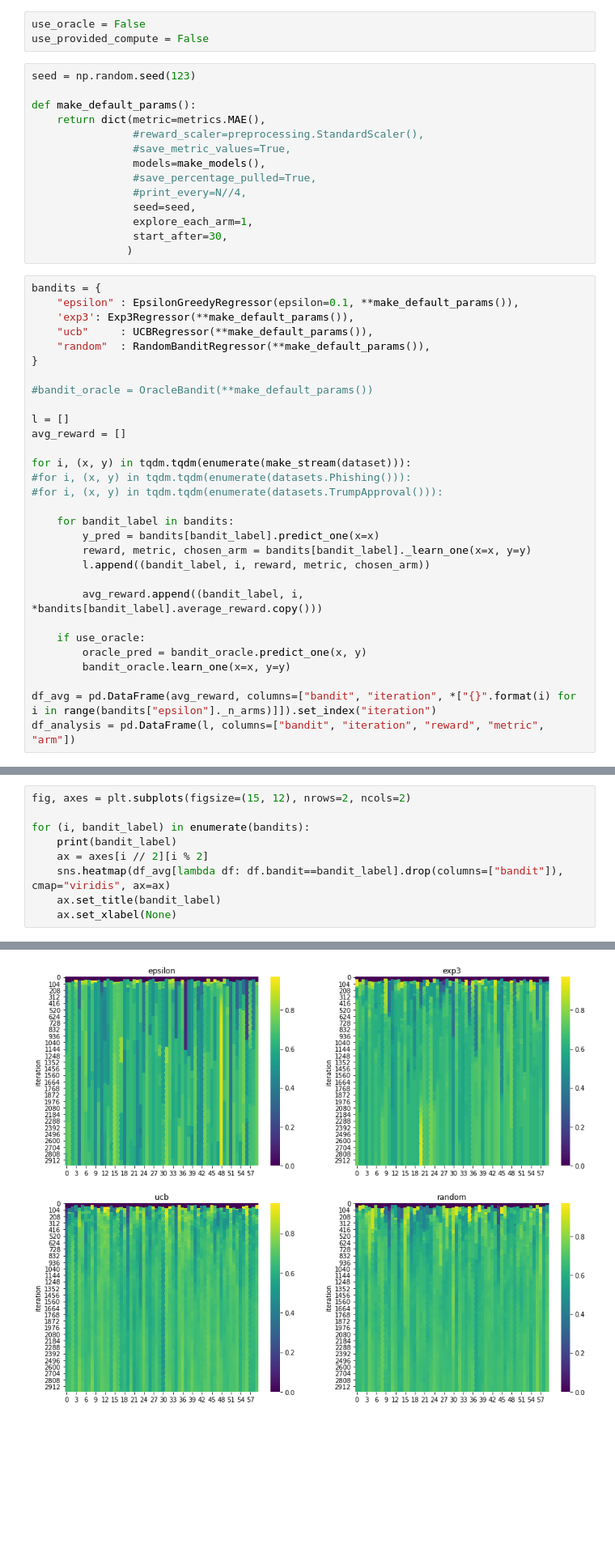
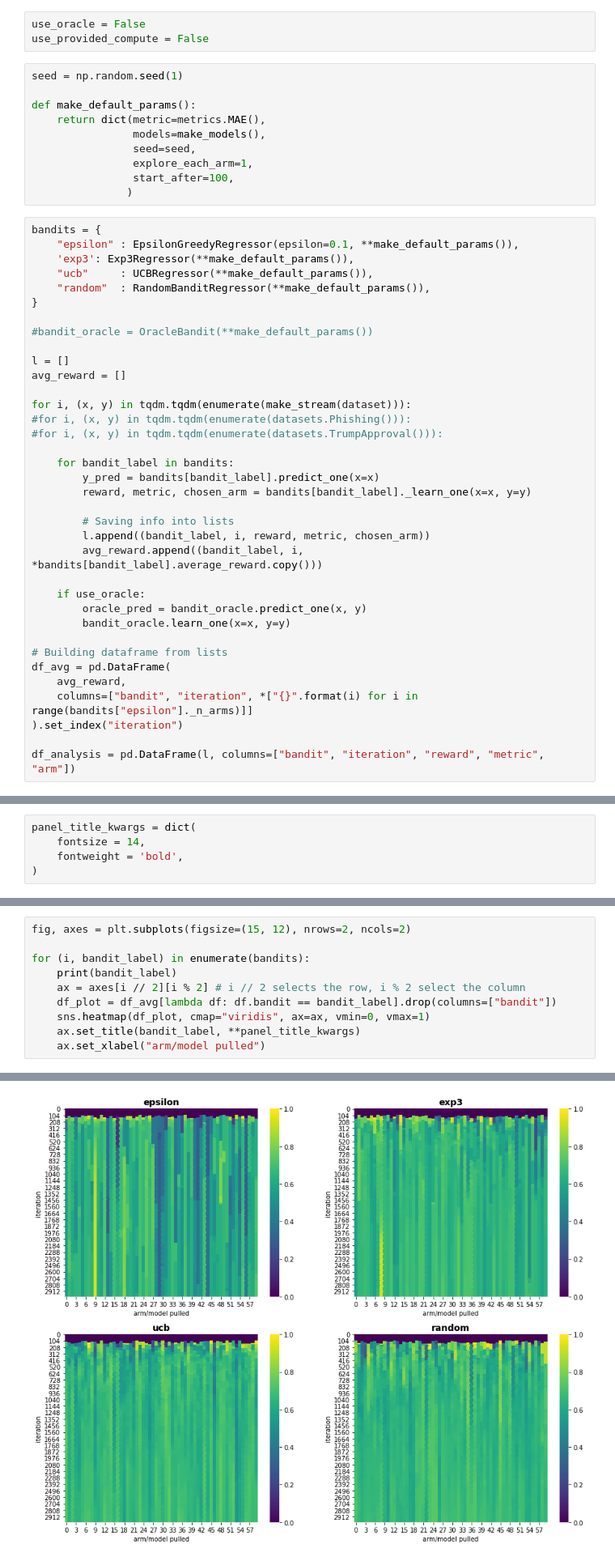
Before and after one commit to etiennekintzler/workbench, a Jupyter notebook: Clean_Bandits.ipynb, the cells around one changed output, grey strips where cells are left out. Shown: that part at 81% size. Saved outputs shown, nothing was run; the diff lists cells and outputs as text; blank space fills up the shorter version.

Commit message:
clean and improve plots

```diff
--- a/Clean_Bandits.ipynb
+++ b/Clean_Bandits.ipynb
@@ -214,18 +211,14 @@ dataset = make_dataset(p=p, N=N, intercept=2, drift=False, noise_scale=.5, shock
 use_oracle = False
 use_provided_compute = False
 # %%
-seed = np.random.seed(123)
+seed = np.random.seed(1)
 
 def make_default_params():
     return dict(metric=metrics.MAE(),
-                #reward_scaler=preprocessing.StandardScaler(),
-                #save_metric_values=True,
                 models=make_models(),
-                #save_percentage_pulled=True,
-                #print_every=N//4,
                 seed=seed,
                 explore_each_arm=1,
-                start_after=30,
+                start_after=100,
                )
 # %%
 bandits = {
@@ -247,13 +240,19 @@ for i, (x, y) in tqdm.tqdm(enumerate(make_stream(dataset))):
     for bandit_label in bandits:
         y_pred = bandits[bandit_label].predict_one(x=x)
         reward, metric, chosen_arm = bandits[bandit_label]._learn_one(x=x, y=y)
+
+        # Saving info into lists
         l.append((bandit_label, i, reward, metric, chosen_arm))
-
         avg_reward.append((bandit_label, i, *bandits[bandit_label].average_reward.copy()))
 
     if use_oracle:
         oracle_pred = bandit_oracle.predict_one(x, y)
         bandit_oracle.learn_one(x=x, y=y)
 
-df_avg = pd.DataFrame(avg_reward, columns=["bandit", "iteration", *["{}".format(i) for i in range(bandits["epsilon"]._n_arms)]]).set_index("iteration")
+# Building dataframe from lists
+df_avg = pd.DataFrame(
+    avg_reward,
+    columns=["bandit", "iteration", *["{}".format(i) for i in range(bandits["epsilon"]._n_arms)]]
+).set_index("iteration")
+
 df_analysis = pd.DataFrame(l, columns=["bandit", "iteration", "reward", "metric", "arm"])
@@ -261,0 +261,5 @@ df_analysis = pd.DataFrame(l, columns=["bandit", "iteration", "reward", "metric"
+# %%
+panel_title_kwargs = dict(
+    fontsize = 14,
+    fontweight = 'bold',
+)
@@ -262,15 +272,16 @@ df_analysis = pd.DataFrame(l, columns=["bandit", "iteration", "reward", "metric"
 # %%
 fig, axes = plt.subplots(figsize=(15, 12), nrows=2, ncols=2)
 
 for (i, bandit_label) in enumerate(bandits):
     print(bandit_label)
-    ax = axes[i // 2][i % 2]
-    sns.heatmap(df_avg[lambda df: df.bandit==bandit_label].drop(columns=["bandit"]), cmap="viridis", ax=ax)
-    ax.set_title(bandit_label)
-    ax.set_xlabel(None)
+    ax = axes[i // 2][i % 2] # i // 2 selects the row, i % 2 select the column
+    df_plot = df_avg[lambda df: df.bandit == bandit_label].drop(columns=["bandit"])
+    sns.heatmap(df_plot, cmap="viridis", ax=ax, vmin=0, vmax=1)
+    ax.set_title(bandit_label, **panel_title_kwargs)
+    ax.set_xlabel("arm/model pulled")
 # %% [output]
 epsilon
 exp3
 ucb
 random
-[figure, old version]
+[figure, new version]
```
Also changed, not shown: parts of 17 cells of this notebook.
